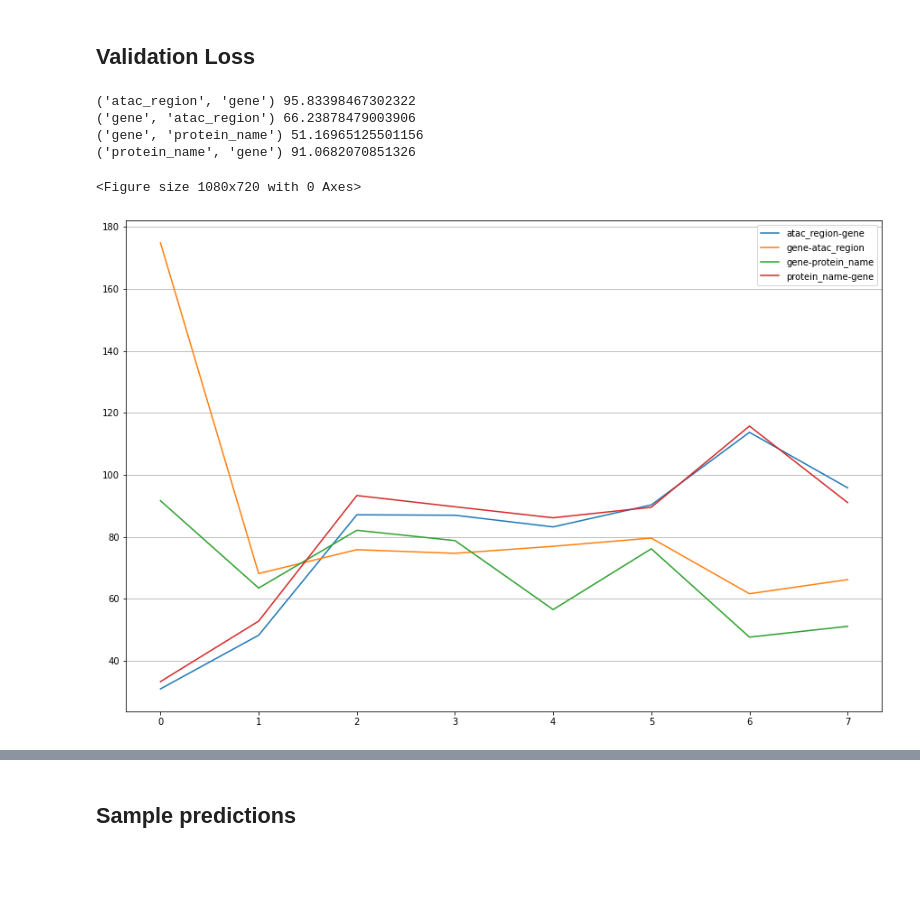
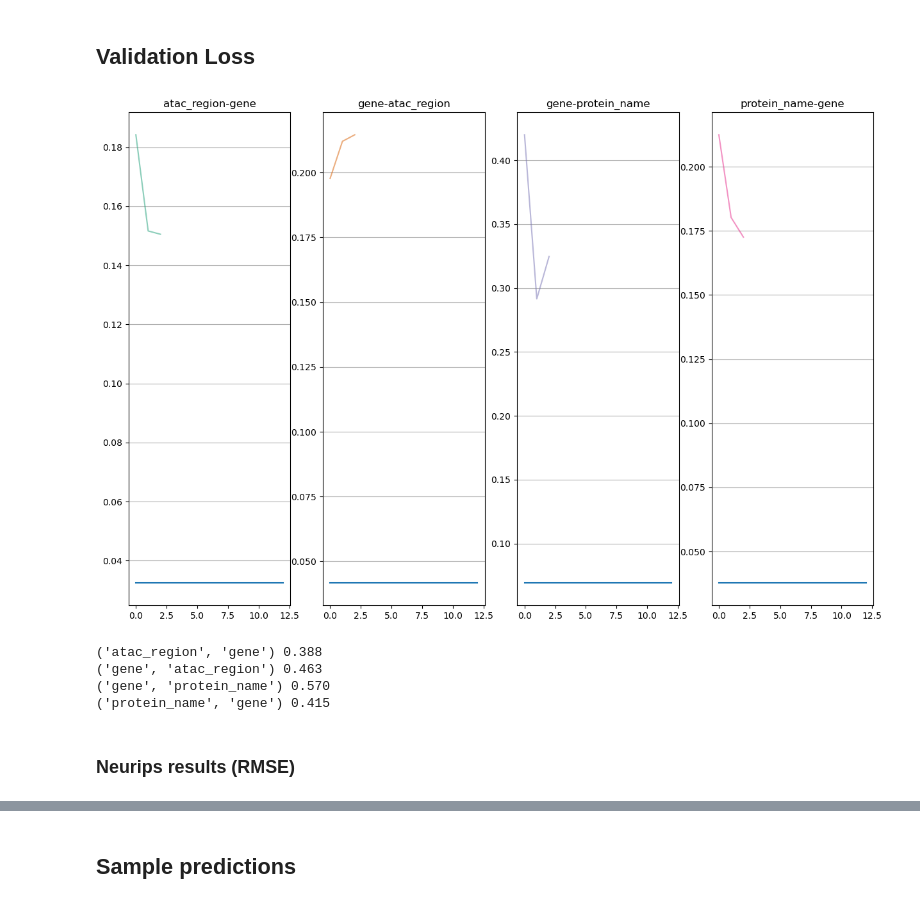
Before and after one commit to bglazer/opisca, a Jupyter notebook: training_logs.ipynb, the cells around one changed output, grey strips where cells are left out. Drawn from its saved outputs; the diff is of its cells as text; code cells hidden in the pictures; blank space fills up the shorter version.

```diff
--- a/training_logs.ipynb
+++ b/training_logs.ipynb
@@ -75,8 +75,10 @@ matches = {}
 #### Timestamp of run
 # %%
 timestamps = [
-    '20211031-1628',
-    '20211031-1642',
+    '20220709-1339', # SAGE 5 layers
+#     '20220709-1340',
+    '20220824-1408', # SAGE, 3 layers
+    '20220824-1415', # GAT
 ]
 files = [f'logs/train_earl_{tmstp}.log' for tmstp in timestamps]
 # %%
@@ -87,7 +89,7 @@ for file in files:
 # %% [markdown]
 ## Select File
 # %%
-idx = 0
+idx = 2
 # %% [markdown]
 ## Get matching log lines
 # %%
@@ -148,10 +167,0 @@ _=ax.legend()
-# %%
-plt.figure(figsize=(15,10))
-fig,ax = plt.subplots(figsize=(15,10))
-plt.grid(axis='y')
-
-for task in tasks:
-    training_loss = matches[f'train prediction loss {task}']
-    ax.plot(moving_average(training_loss[5:],5), label=f'{task[0]}-{task[1]}')
-    print(task, training_loss[-1])
-_=ax.legend()
@@ -165,19 +168,27 @@ _=ax.legend()
 # %% [markdown]
 ## Validation Loss
 # %%
-plt.figure(figsize=(15,10))
-fig,ax = plt.subplots(figsize=(15,10))
-plt.grid(axis='y')
+fig,ax = plt.subplots(1,4, figsize=(15,10))
 
-for task in tasks:
+for i,task in enumerate(tasks):
     validation_loss = matches[f'validation prediction loss {task}']
-    _=ax.plot(validation_loss, label=f'{task[0]}-{task[1]}')
-    print(task, validation_loss[-1])
-_=ax.legend()
+    color = list(cmap(i))
+    color2 = list(color)
+    color2[3] = .5
+    ax[i].plot(validation_loss[1:], label=f'{task[0]}-{task[1]}', c=color2)
+    ax[i].plot(moving_average(validation_loss[1:],width))
+    ax[i].grid(axis='y')
+    ax[i].set_title(f'{task[0]}-{task[1]}')
 # %% [output]
-('atac_region', 'gene') 95.83398467302322
-('gene', 'atac_region') 66.23878479003906
-('gene', 'protein_name') 51.16965125501156
-('protein_name', 'gene') 91.0682070851326
-<Figure size 1080x720 with 0 Axes>
-[figure, old version]
+[figure, new version]
+# %%
+for i,task in enumerate(tasks):
+    validation_loss = matches[f'validation prediction loss {task}']
+    print(task, f'{np.sqrt(validation_loss[-1]):.3f}')
+# %% [output]
+('atac_region', 'gene') 0.388
+('gene', 'atac_region') 0.463
+('gene', 'protein_name') 0.570
+('protein_name', 'gene') 0.415
+# %% [markdown]
+### Neurips results (RMSE)
```
Also changed, not shown: parts of 15 cells of this notebook, 1 other file.
